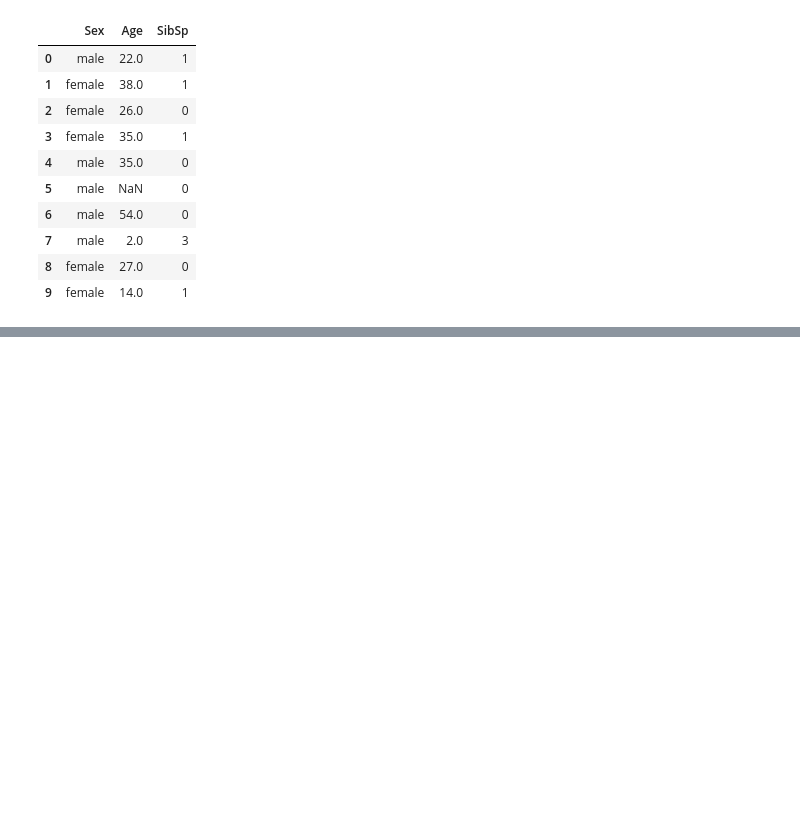
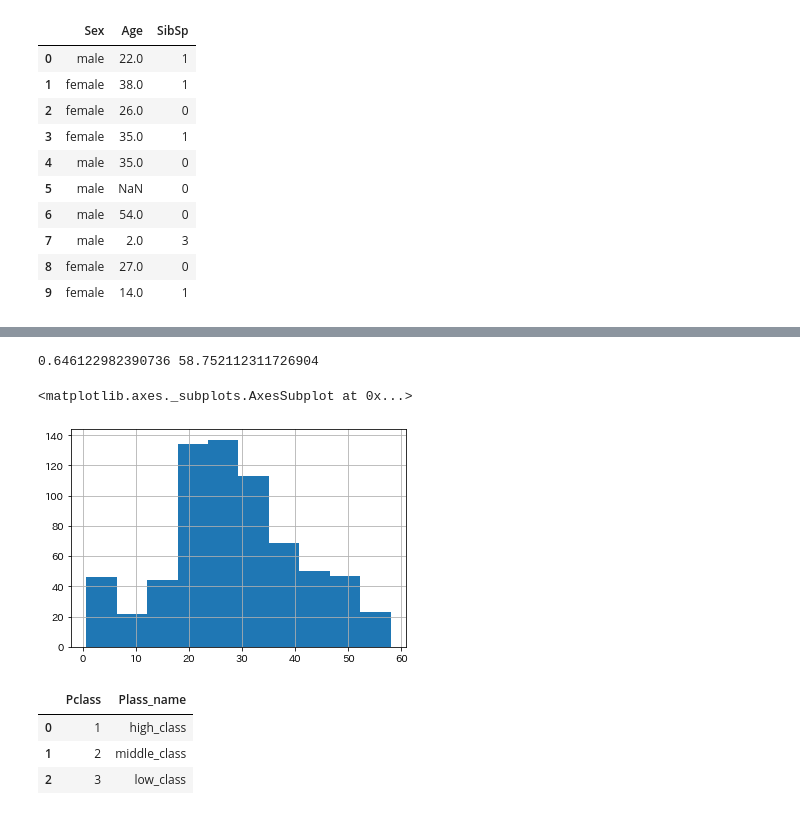
Before and after one commit to shinya-0623/public_source, a Jupyter notebook: Python勉強会/DataFrameの使い方.ipynb, the cells around one changed output, grey strips where cells are left out. Saved outputs shown, nothing was run; the diff lists cells and outputs as text; code cells hidden in the pictures; blank space fills up the shorter version.

```diff
--- a/Python勉強会/DataFrameの使い方.ipynb
+++ b/Python勉強会/DataFrameの使い方.ipynb
@@ -90,0 +97,31 @@ taitanic_df.head(10)
+# %%
+#Ageの平均を求める
+age_mean = taitanic_df['Age'].mean()
+#Ageの標準偏差を求める
+age_std = taitanic_df['Age'].std()
+
+#外れ値の閾値
+upper_threshold = age_mean + age_std*2 #上限
+lower_threshold = age_mean - age_std*2 #下限
+
+print(lower_threshold,upper_threshold)
+# %% [output]
+0.646122982390736 58.752112311726904
+# %%
+taitanic_df_outlier = taitanic_df[(taitanic_df['Age']<upper_threshold) & (taitanic_df['Age']>lower_threshold)]
+# %%
+taitanic_df_outlier['Age'].hist()
+# %% [output]
+<matplotlib.axes._subplots.AxesSubplot at 0x...>
+[figure, added]
+# %%
+#DataFrame作成
+Pclass_df = pd.DataFrame({  'Pclass' : [1,2,3],
+                        'Plass_name' : ['high_class','middle_class','low_class'] })
+
+Pclass_df
+# %% [output]
+|  | Pclass | Plass_name |
+| 0 | 1 | high_class |
+| 1 | 2 | middle_class |
+| 2 | 3 | low_class |
```
Also changed, not shown: parts of 5 cells of this notebook.
